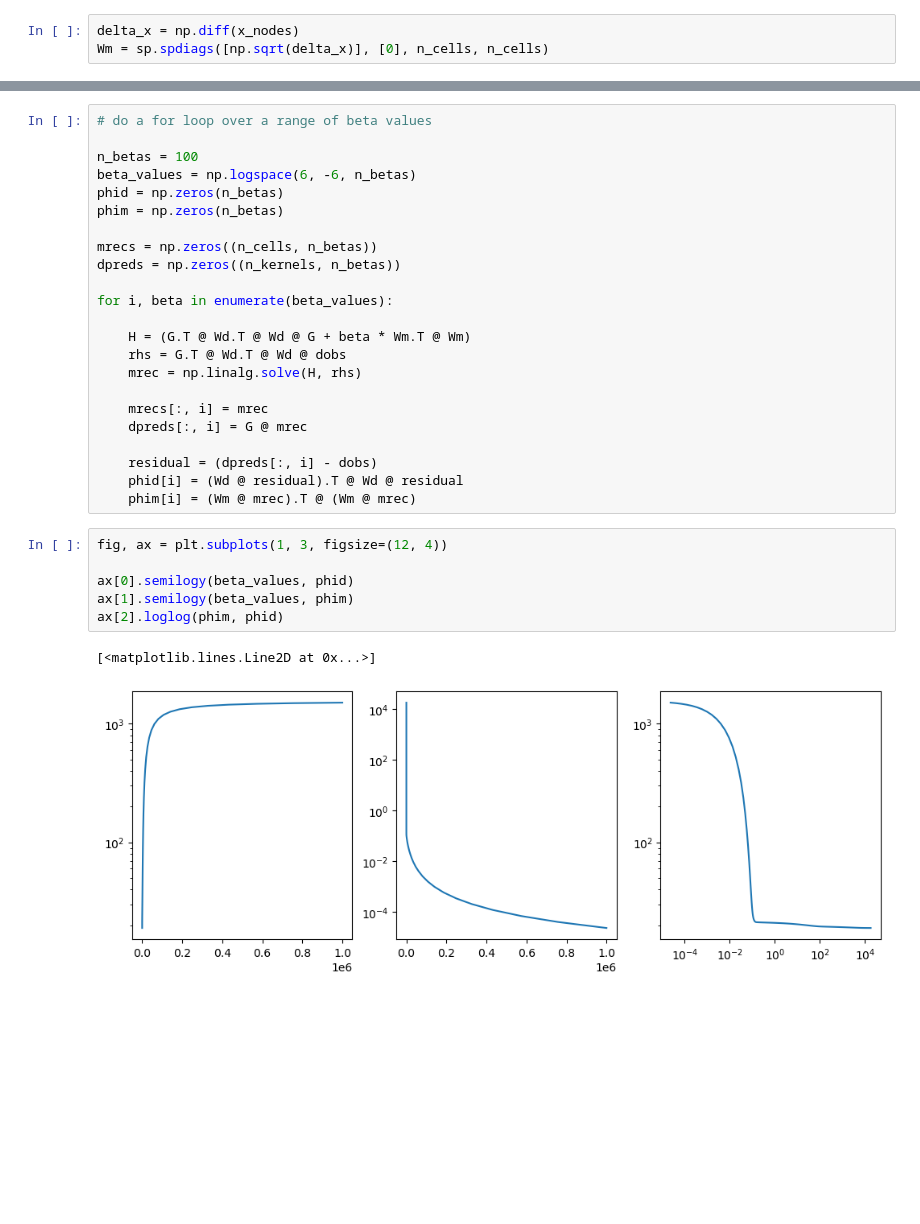
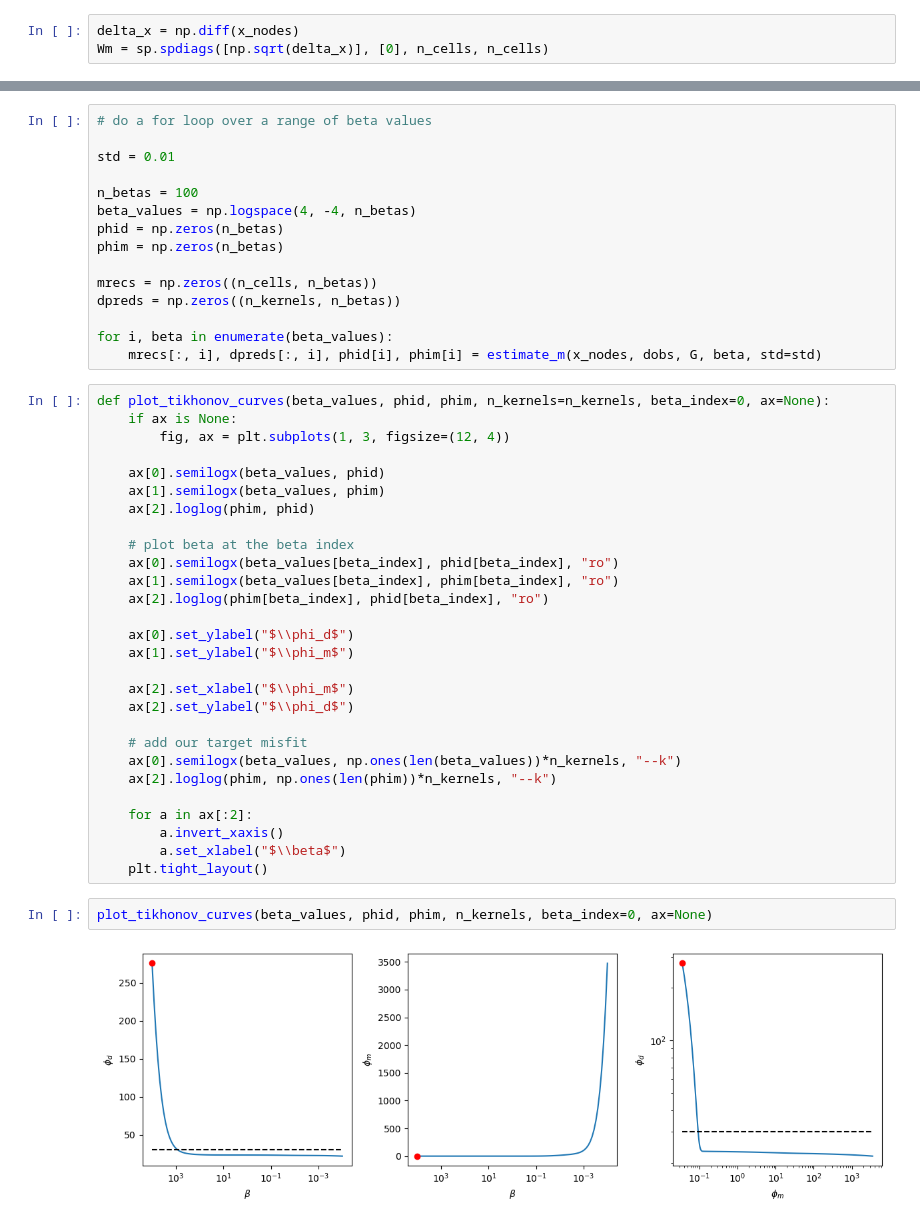
Before and after one commit to lheagy/eosc-454, a Jupyter notebook: lectures/linear-problem.ipynb, the cells around one changed output, grey strips where cells are left out. Saved outputs shown, nothing was run; the diff lists cells and outputs as text; blank space fills up the shorter version.

```diff
--- a/lectures/linear-problem.ipynb
+++ b/lectures/linear-problem.ipynb
@@ -229,8 +251,10 @@ ax[0].legend()
 # %%
 # do a for loop over a range of beta values
 
+std = 0.01
+
 n_betas = 100
-beta_values = np.logspace(6, -6, n_betas)
+beta_values = np.logspace(4, -4, n_betas)
 phid = np.zeros(n_betas)
 phim = np.zeros(n_betas)
 
@@ -238,23 +262,36 @@ mrecs = np.zeros((n_cells, n_betas))
 dpreds = np.zeros((n_kernels, n_betas))
 
 for i, beta in enumerate(beta_values):
-
-    H = (G.T @ Wd.T @ Wd @ G + beta * Wm.T @ Wm)
-    rhs = G.T @ Wd.T @ Wd @ dobs
-    mrec = np.linalg.solve(H, rhs)
-
-    mrecs[:, i] = mrec
-    dpreds[:, i] = G @ mrec
-
-    residual = (dpreds[:, i] - dobs)
-    phid[i] = (Wd @ residual).T @ Wd @ residual
-    phim[i] = (Wm @ mrec).T @ (Wm @ mrec)
+    mrecs[:, i], dpreds[:, i], phid[i], phim[i] = estimate_m(x_nodes, dobs, G, beta, std=std)
 # %%
-fig, ax = plt.subplots(1, 3, figsize=(12, 4))
+def plot_tikhonov_curves(beta_values, phid, phim, n_kernels=n_kernels, beta_index=0, ax=None):
+    if ax is None:
+        fig, ax = plt.subplots(1, 3, figsize=(12, 4))
 
-ax[0].semilogy(beta_values, phid)
-ax[1].semilogy(beta_values, phim)
-ax[2].loglog(phim, phid)
+    ax[0].semilogx(beta_values, phid)
+    ax[1].semilogx(beta_values, phim)
+    ax[2].loglog(phim, phid)
+
+    # plot beta at the beta index
+    ax[0].semilogx(beta_values[beta_index], phid[beta_index], "ro")
+    ax[1].semilogx(beta_values[beta_index], phim[beta_index], "ro")
+    ax[2].loglog(phim[beta_index], phid[beta_index], "ro")
+
+    ax[0].set_ylabel("$\\phi_d$")
+    ax[1].set_ylabel("$\\phi_m$")
+
+    ax[2].set_xlabel("$\\phi_m$")
+    ax[2].set_ylabel("$\\phi_d$")
+
+    # add our target misfit
+    ax[0].semilogx(beta_values, np.ones(len(beta_values))*n_kernels, "--k")
+    ax[2].loglog(phim, np.ones(len(phim))*n_kernels, "--k")
+
+    for a in ax[:2]:
+        a.invert_xaxis()
+        a.set_xlabel("$\\beta$")
+    plt.tight_layout()
-# %% [output]
-[<matplotlib.lines.Line2D at 0x...>]
-[figure, removed]
+# %%
+plot_tikhonov_curves(beta_values, phid, phim, n_kernels, beta_index=0, ax=None)
+# %% [output]
+[figure, added]
```
Also changed, not shown: parts of 10 cells of this notebook.
